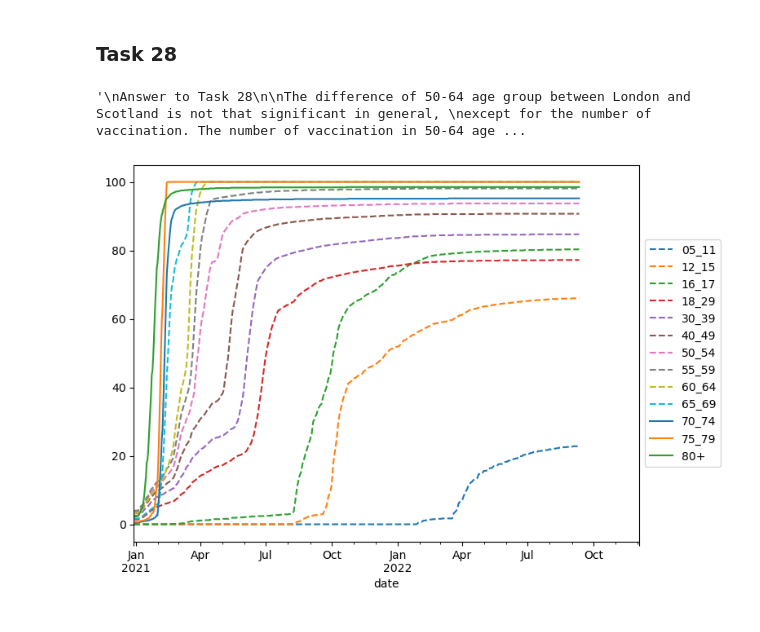
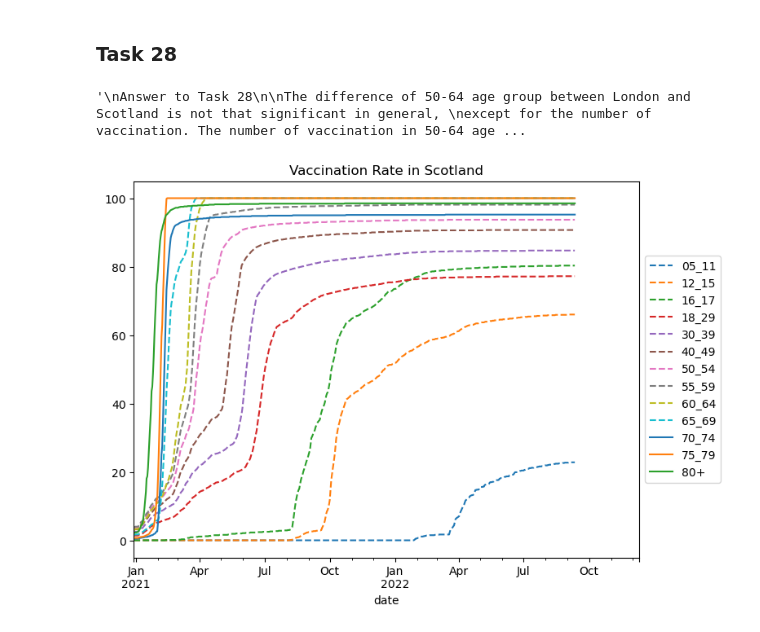
Before and after one commit to congrendai/CW2_for_computer_programing, a Jupyter notebook: CW2_A1.ipynb, the cells around one changed output. Saved outputs shown, nothing was run; the diff lists cells and outputs as text; code cells hidden in the pictures.

```diff
--- a/CW2_A1.ipynb
+++ b/CW2_A1.ipynb
@@ -597,26 +599,24 @@ are less vulnerable to the covid-19.
 # %%
 # 1.0 Intermediate dataframe
 covid_data_vaccinations_wide_scotland = covid_data_vaccinations_wide_scotland[["date", "age", "cumVaccinationFirstDoseUptakeByVaccinationDatePercentage"]]
 columns = covid_data_vaccinations_wide_scotland.groupby('date')['age'].apply(list)[0]
 covid_data_vaccinations_wide_scotland = covid_data_vaccinations_wide_scotland.groupby('date')['cumVaccinationFirstDoseUptakeByVaccinationDatePercentage'].apply(list).apply(pd.Series)
 covid_data_vaccinations_wide_scotland.columns = columns
 covid_data_vaccinations_wide_scotland.reset_index(inplace=True)
 
 # 2.0 Plot to intermediate dataframe
-covid_data_vaccinations_wide_scotland.plot(figsize = (8, 6), x = "date", y = columns, style = ["--" for _ in range(10)])
+covid_data_vaccinations_wide_scotland.plot(figsize = (8, 6), title = "Vaccination Rate in Scotland", x = "date", y = columns, style = ["--" for _ in range(10)])
+# The code thet can set legend location was retrieved from https://stackoverflow.com/questions/40908983/arguments-of-bbox-to-anchor-function
 plt.legend(loc = 'center left', bbox_to_anchor = (1, 0.5))
 
 """
 Answer to Task 28
 
-The difference of 50-64 age group between London and Scotland is not that significant in general,
-except for the number of vaccination. The number of vaccination in 50-64 age group in Scotland is
-higher than around 90. The number of vaccination in 50-64 age group in London is less than around 90.
-
-The difference of 65-79 age group between London and Scotland is that
-
-Based on the two plots, Scotland employed a strategy that was used by London.
+Overall, based on the two plots, London and Scotland took the same strategy to vaccinate their population.
+London's age cut-off was smaller than Scotland's age cut-off.
+London seemed to prioritise the 75-79, 70-74, 65-69, 60-64, 55-59, and 50-54 age groups first,
+whereas Scotland seemed to prioritise 50-64 and 65-79 age groups.
 """
 # %% [output]
 '\nAnswer to Task 28\n\nThe difference of 50-64 age group between London and Scotland is not that significant in general, \nexcept for the number of vaccination. The number of vaccination in 50-64 age ...
-[figure, old version]
+[figure, new version]
```
Also changed, not shown: parts of 15 cells of this notebook, 2 other files.
